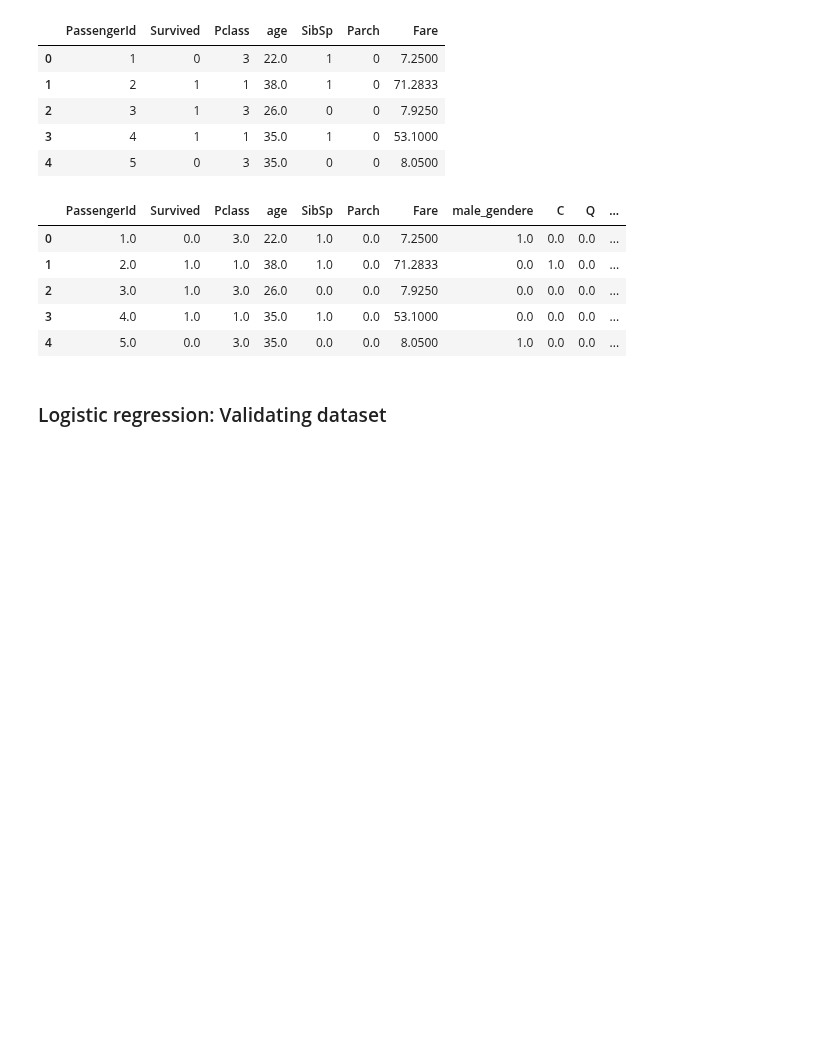
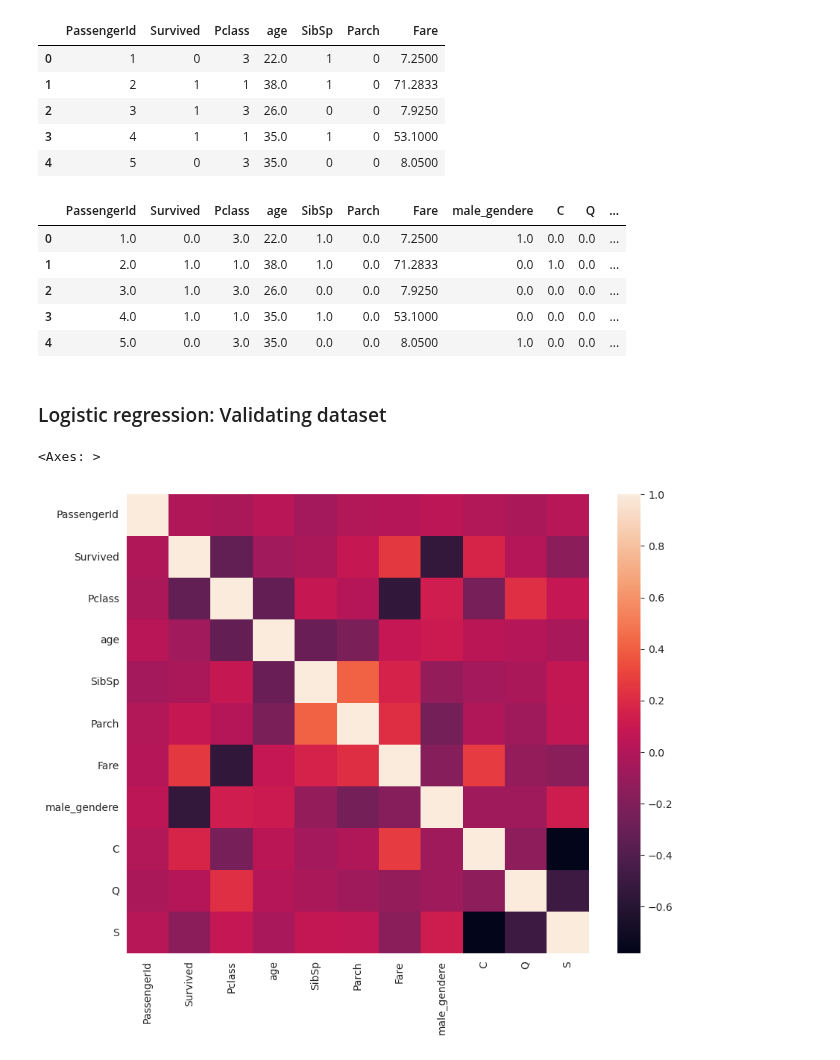
Before and after one commit to Mahdi90s/Python_repository, a Jupyter notebook: Python_Code/Python_Learning_Part2.ipynb, the cells around one changed output. Drawn from its saved outputs; the diff is of its cells as text; code cells hidden in the pictures; blank space fills up the shorter version.

```diff
--- a/Python_Code/Python_Learning_Part2.ipynb
+++ b/Python_Code/Python_Learning_Part2.ipynb
@@ -467,3 +467,10 @@ titanic_dmy[0:5]
 | 4 | 5.0 | 0.0 | 3.0 | 35.0 | 0.0 | 0.0 | 8.0500 | 1.0 | 0.0 | 0.0 | ... |
 # %% [markdown]
 ### Logistic regression: Validating dataset
+# %%
+# we start with checking for independence between features
+
+sns.heatmap(titanic_dmy.corr())
+# %% [output]
+<Axes: >
+[figure, added]
```
Also changed, not shown: parts of 22 cells of this notebook.
